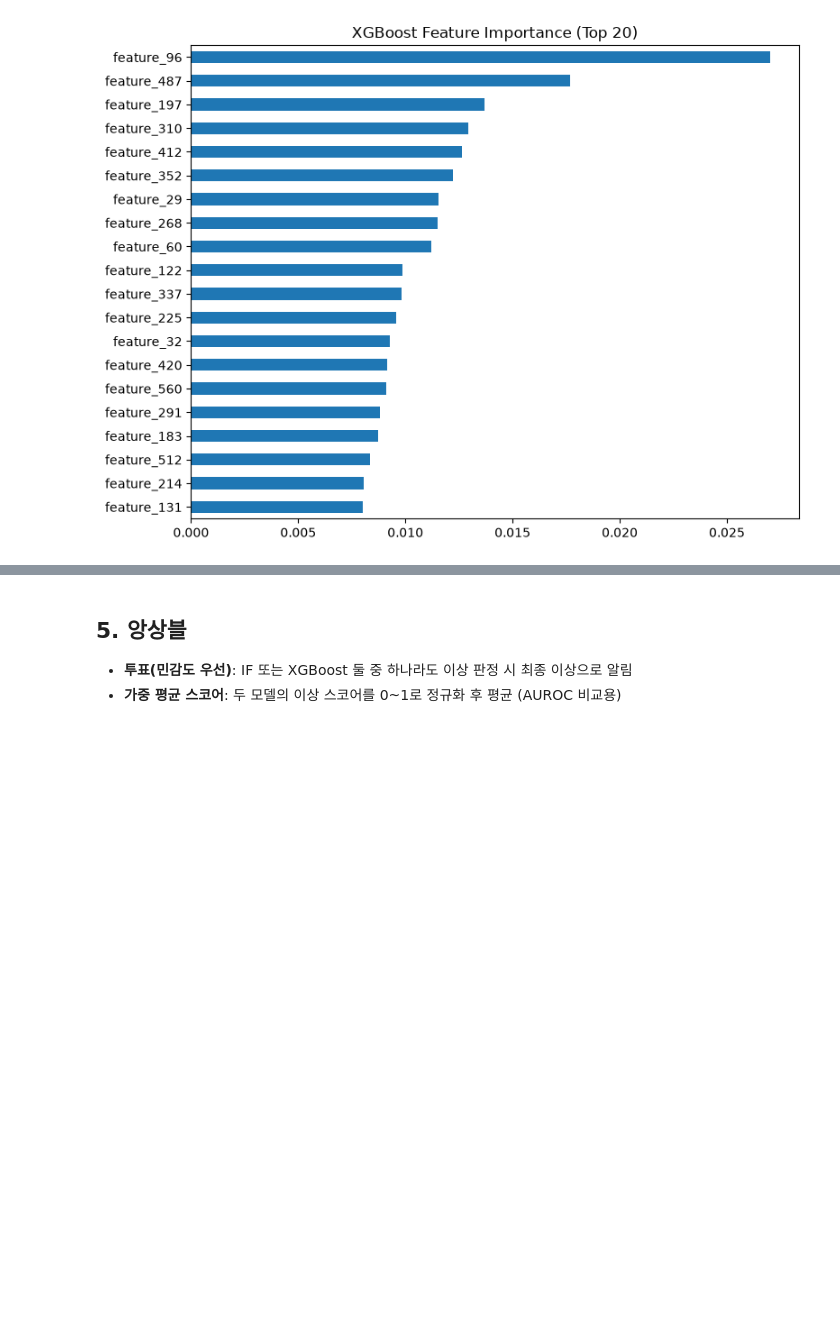
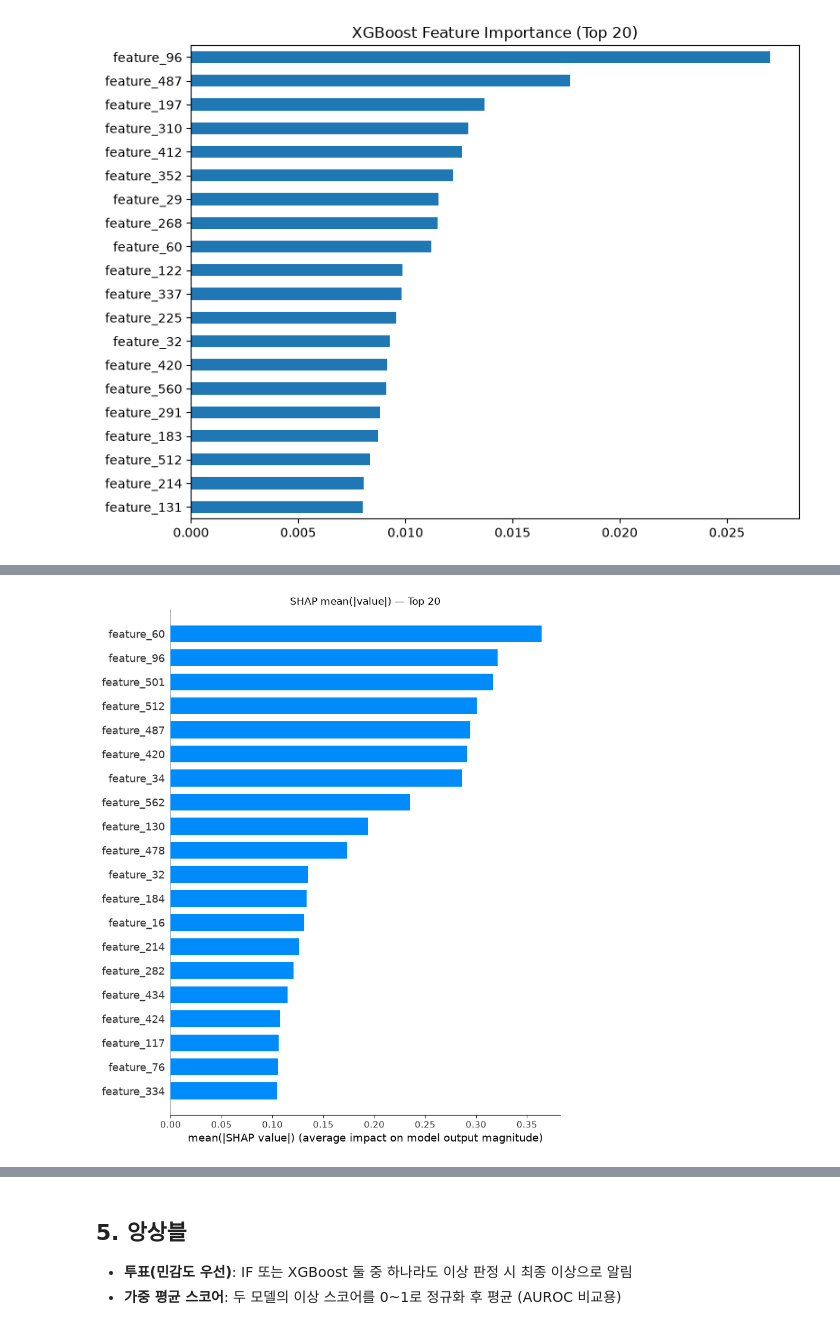
Before and after one commit to heeannw/semiconductor-fault-detection, a Jupyter notebook: notebooks/03_modeling.ipynb, the cells around one changed output, grey strips where cells are left out. Drawn from its saved outputs; the diff is of its cells as text; code cells hidden in the pictures; blank space fills up the shorter version.

```diff
--- a/notebooks/03_modeling.ipynb
+++ b/notebooks/03_modeling.ipynb
@@ -137,0 +142,12 @@ plt.show()
+# %%
+import shap
+
+explainer = shap.TreeExplainer(xgb_model)
+shap_values = explainer(X_test)
+
+shap.summary_plot(shap_values, X_test, plot_type="bar", max_display=20, show=False)
+plt.title("SHAP mean(|value|) — Top 20")
+plt.tight_layout()
+plt.show()
+# %% [output]
+[figure, added]
```
Also changed, not shown: parts of 7 cells of this notebook, 6 other files.
